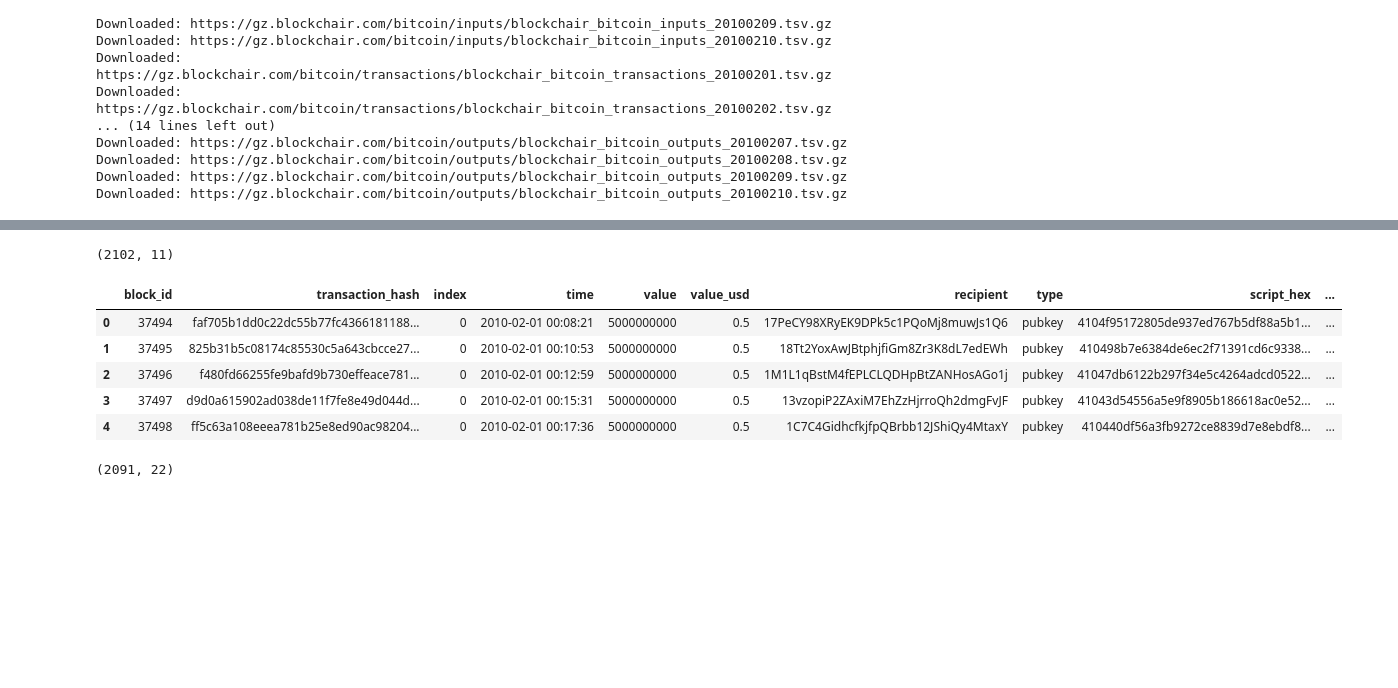
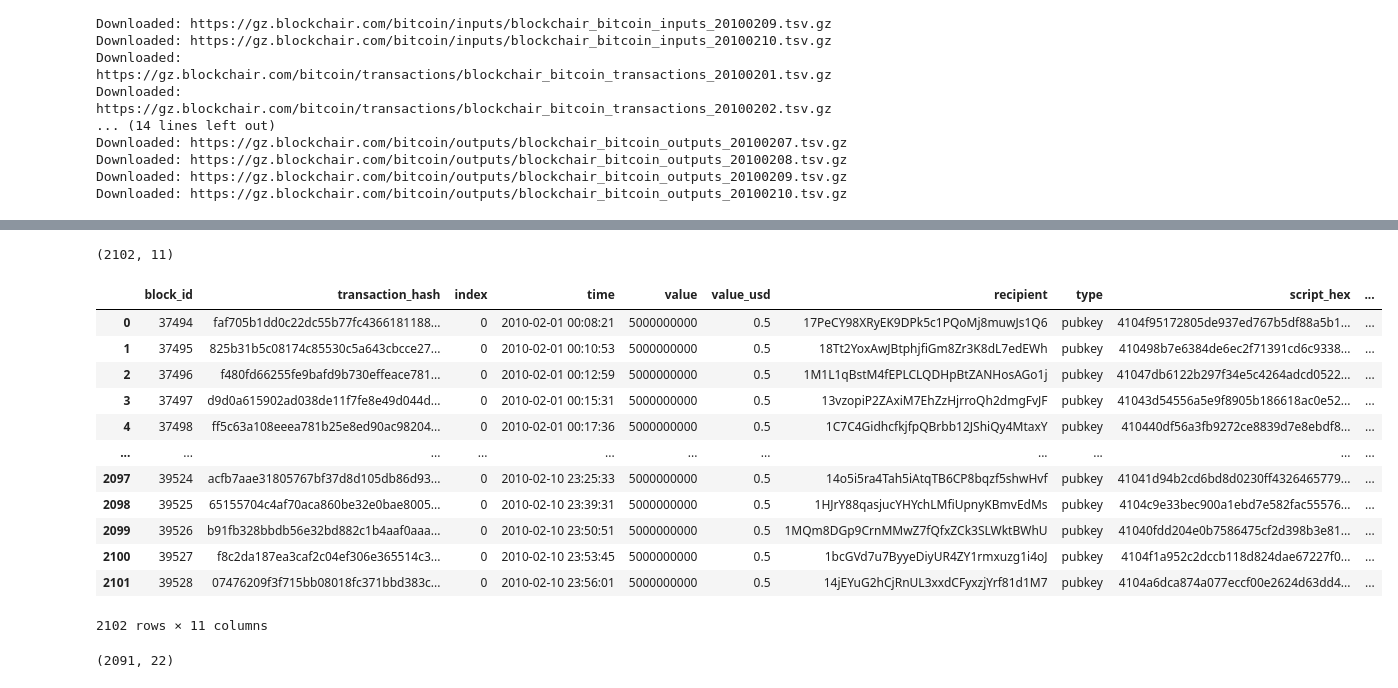
Before and after one commit to joelleoqiyi/blockchain-fraudulent-transactions, a Jupyter notebook: explore.ipynb, the cells around one changed output, grey strips where cells are left out. Saved outputs shown, nothing was run; the diff lists cells and outputs as text; code cells hidden in the pictures; blank space fills up the shorter version.

```diff
--- a/explore.ipynb
+++ b/explore.ipynb
@@ -195,14 +201,21 @@ read_combined_data("combined_data_inputs.csv").head()
 # %%
 print(read_combined_data("combined_data_outputs.csv").shape)
-read_combined_data("combined_data_outputs.csv").head()
+read_combined_data("combined_data_outputs.csv")
 # %% [output]
 (2102, 11)
 |  | block_id | transaction_hash | index | time | value | value_usd | recipient | type | script_hex | ... |
 | 0 | 37494 | faf705b1dd0c22dc55b77fc4366181188... | 0 | 2010-02-01 00:08:21 | 5000000000 | 0.5 | 17PeCY98XRyEK9DPk5c1PQoMj8muwJs1Q6 | pubkey | 4104f95172805de937ed767b5df88a5b1... | ... |
 | 1 | 37495 | 825b31b5c08174c85530c5a643cbcce27... | 0 | 2010-02-01 00:10:53 | 5000000000 | 0.5 | 18Tt2YoxAwJBtphjfiGm8Zr3K8dL7edEWh | pubkey | 410498b7e6384de6ec2f71391cd6c9338... | ... |
 | 2 | 37496 | f480fd66255fe9bafd9b730effeace781... | 0 | 2010-02-01 00:12:59 | 5000000000 | 0.5 | 1M1L1qBstM4fEPLCLQDHpBtZANHosAGo1j | pubkey | 41047db6122b297f34e5c4264adcd0522... | ... |
 | 3 | 37497 | d9d0a615902ad038de11f7fe8e49d044d... | 0 | 2010-02-01 00:15:31 | 5000000000 | 0.5 | 13vzopiP2ZAxiM7EhZzHjrroQh2dmgFvJF | pubkey | 41043d54556a5e9f8905b186618ac0e52... | ... |
 | 4 | 37498 | ff5c63a108eeea781b25e8ed90ac98204... | 0 | 2010-02-01 00:17:36 | 5000000000 | 0.5 | 1C7C4GidhcfkjfpQBrbb12JShiQy4MtaxY | pubkey | 410440df56a3fb9272ce8839d7e8ebdf8... | ... |
+| ... | ... | ... | ... | ... | ... | ... | ... | ... | ... | ... |
+| 2097 | 39524 | acfb7aae31805767bf37d8d105db86d93... | 0 | 2010-02-10 23:25:33 | 5000000000 | 0.5 | 14o5i5ra4Tah5iAtqTB6CP8bqzf5shwHvf | pubkey | 41041d94b2cd6bd8d0230ff4326465779... | ... |
+| 2098 | 39525 | 65155704c4af70aca860be32e0bae8005... | 0 | 2010-02-10 23:39:31 | 5000000000 | 0.5 | 1HJrY88qasjucYHYchLMfiUpnyKBmvEdMs | pubkey | 4104c9e33bec900a1ebd7e582fac55576... | ... |
+| 2099 | 39526 | b91fb328bbdb56e32bd882c1b4aaf0aaa... | 0 | 2010-02-10 23:50:51 | 5000000000 | 0.5 | 1MQm8DGp9CrnMMwZ7fQfxZCk3SLWktBWhU | pubkey | 41040fdd204e0b7586475cf2d398b3e81... | ... |
+| 2100 | 39527 | f8c2da187ea3caf2c04ef306e365514c3... | 0 | 2010-02-10 23:53:45 | 5000000000 | 0.5 | 1bcGVd7u7ByyeDiyUR4ZY1rmxuzg1i4oJ | pubkey | 4104f1a952c2dccb118d824dae67227f0... | ... |
+| 2101 | 39528 | 07476209f3f715bb08018fc371bbd383c... | 0 | 2010-02-10 23:56:01 | 5000000000 | 0.5 | 14jEYuG2hCjRnUL3xxdCFyxzjYrf81d1M7 | pubkey | 4104a6dca874a077eccf00e2624d63dd4... | ... |
+2102 rows × 11 columns
 # %%
 print(read_combined_data("combined_data_transactions.csv").shape)
 read_combined_data("combined_data_transactions.csv").head()
```
Also changed, not shown: parts of 7 cells of this notebook.
